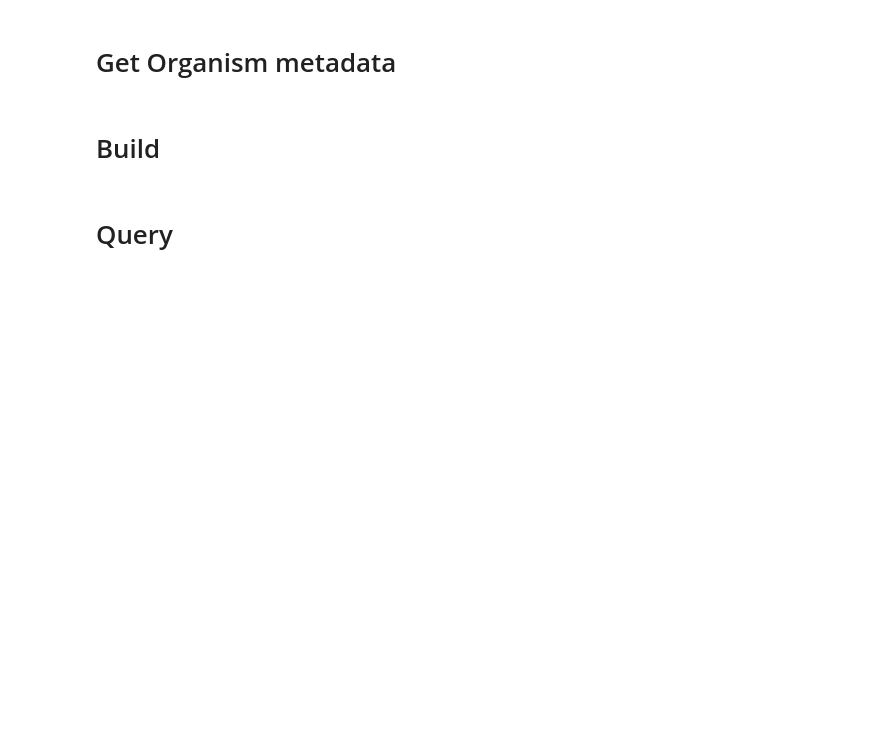
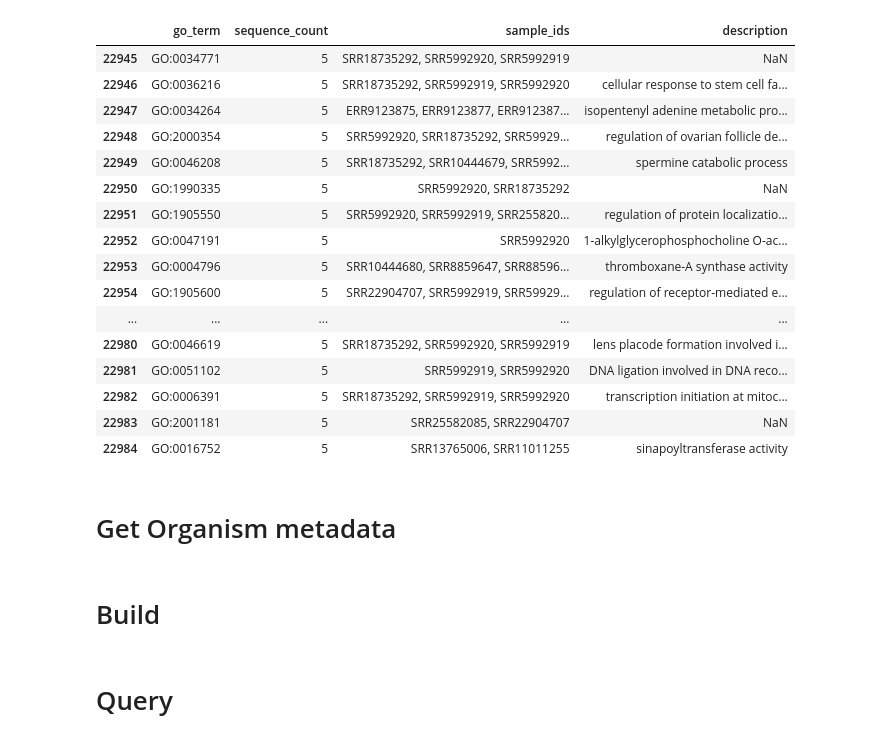
Before and after one commit to arudhir/planter, a Jupyter notebook: notebooks/database.ipynb, the cells around one changed output. Saved outputs shown, nothing was run; the diff lists cells and outputs as text; code cells hidden in the pictures; blank space fills up the shorter version.

```diff
--- a/notebooks/database.ipynb
+++ b/notebooks/database.ipynb
@@ -116,0 +148,24 @@ ModuleNotFoundError: No module named 'planter'
+# %%
+import requests
+from pathlib import Path
+from goatools.obo_parser import GODag
+
+def download_go_file(cache_dir=".cache", file_name="go.obo"):
+    """Download the GO file if it doesn't exist."""
+    cache_path = Path(cache_dir)
+    cache_path.mkdir(exist_ok=True)
+    file_path = cache_path / file_name
+
+    if not file_path.exists():
+        print("Downloading GO file...")
+        url = "https://purl.obolibrary.org/obo/go.obo"
+        response = requests.get(url, stream=True)
+        response.raise_for_status()
+        with open(file_path, "wb") as f:
+            for chunk in response.iter_content(chunk_size=8192):
+                f.write(chunk)
+    return file_path
+
+# usage
+obo_file = download_go_file()
+go_dag = GODag(obo_file)
@@ -117,3 +175,29 @@ ModuleNotFoundError: No module named 'planter'
+# %%
+# create a dictionary mapping GO term IDs to their names
+go_terms_dict = {term.id: term.name for term in go_dag.values()}
+
+# add the "description" column to the dataframe
+go_summary["description"] = go_summary["go_term"].map(go_terms_dict)
+# %%
+go_summary.tail(40)
+# %% [output]
+|  | go_term | sequence_count | sample_ids | description |
+| 22945 | GO:0034771 | 5 | SRR18735292, SRR5992920, SRR5992919 | NaN |
+| 22946 | GO:0036216 | 5 | SRR18735292, SRR5992919, SRR5992920 | cellular response to stem cell fa... |
+| 22947 | GO:0034264 | 5 | ERR9123875, ERR9123877, ERR912387... | isopentenyl adenine metabolic pro... |
+| 22948 | GO:2000354 | 5 | SRR5992920, SRR18735292, SRR59929... | regulation of ovarian follicle de... |
+| 22949 | GO:0046208 | 5 | SRR18735292, SRR10444679, SRR5992... | spermine catabolic process |
+| 22950 | GO:1990335 | 5 | SRR5992920, SRR18735292 | NaN |
+| 22951 | GO:1905550 | 5 | SRR5992920, SRR5992919, SRR255820... | regulation of protein localizatio... |
+| 22952 | GO:0047191 | 5 | SRR5992920 | 1-alkylglycerophosphocholine O-ac... |
+| 22953 | GO:0004796 | 5 | SRR10444680, SRR8859647, SRR88596... | thromboxane-A synthase activity |
+| 22954 | GO:1905600 | 5 | SRR22904707, SRR5992919, SRR59929... | regulation of receptor-mediated e... |
+| ... | ... | ... | ... | ... |
+| 22980 | GO:0046619 | 5 | SRR18735292, SRR5992920, SRR5992919 | lens placode formation involved i... |
+| 22981 | GO:0051102 | 5 | SRR5992919, SRR5992920 | DNA ligation involved in DNA reco... |
+| 22982 | GO:0006391 | 5 | SRR18735292, SRR5992919, SRR5992920 | transcription initiation at mitoc... |
+| 22983 | GO:2001181 | 5 | SRR25582085, SRR22904707 | NaN |
+| 22984 | GO:0016752 | 5 | SRR13765006, SRR11011255 | sinapoyltransferase activity |
 # %%
 class SequenceDBQuery:
     """Handles database queries and analysis."""
```
Also changed, not shown: parts of 7 cells of this notebook, 24 other files.
